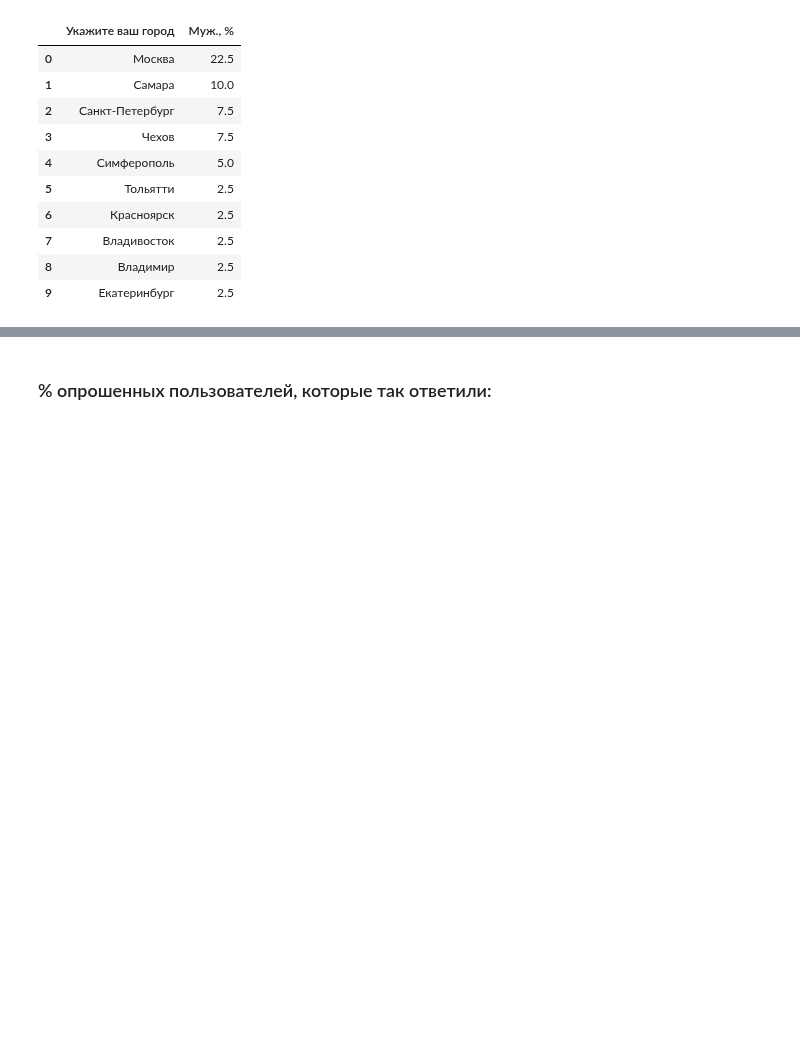
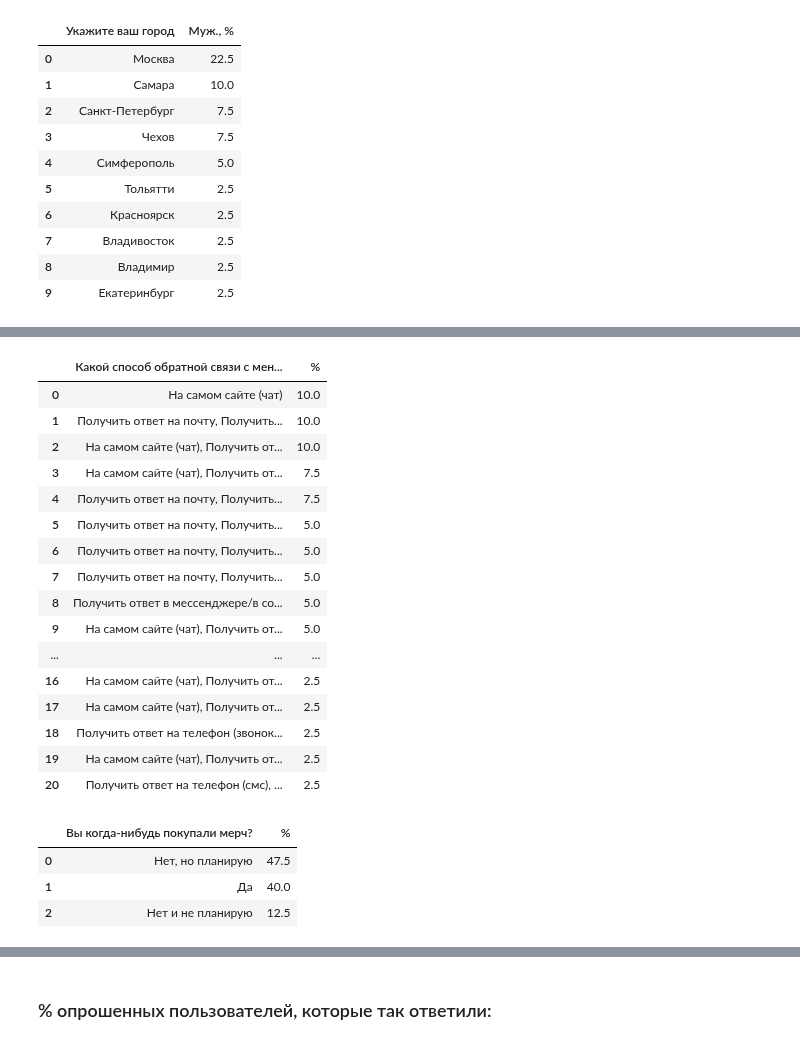
Before and after one commit to Gralex78/Home-Work-PYDA-20, a Jupyter notebook: 28_Grow/Grow.ipynb, the cells around one changed output, grey strips where cells are left out. Drawn from its saved outputs; the diff is of its cells as text; code cells hidden in the pictures; blank space fills up the shorter version.

```diff
--- a/28_Grow/Grow.ipynb
+++ b/28_Grow/Grow.ipynb
@@ -973,0 +888,31 @@ target_audience_m.groupby('Age').count()[['Timestamp']].sort_values('Timestamp',
+# %%
+df_m_8 = round(m.iloc[:,[8]].value_counts() / m.iloc[:,[8]].value_counts().sum() * 100, 1).reset_index()
+df_m_8.columns = ['Какой способ обратной связи с менеджером вам наиболее удобен?', '%']
+df_m_8
+# %% [output]
+|  | Какой способ обратной связи с мен... | % |
+| 0 | На самом сайте (чат) | 10.0 |
+| 1 | Получить ответ на почту, Получить... | 10.0 |
+| 2 | На самом сайте (чат), Получить от... | 10.0 |
+| 3 | На самом сайте (чат), Получить от... | 7.5 |
+| 4 | Получить ответ на почту, Получить... | 7.5 |
+| 5 | Получить ответ на почту, Получить... | 5.0 |
+| 6 | Получить ответ на почту, Получить... | 5.0 |
+| 7 | Получить ответ на почту, Получить... | 5.0 |
+| 8 | Получить ответ в мессенджере/в со... | 5.0 |
+| 9 | На самом сайте (чат), Получить от... | 5.0 |
+| ... | ... | ... |
+| 16 | На самом сайте (чат), Получить от... | 2.5 |
+| 17 | На самом сайте (чат), Получить от... | 2.5 |
+| 18 | Получить ответ на телефон (звонок... | 2.5 |
+| 19 | На самом сайте (чат), Получить от... | 2.5 |
+| 20 | Получить ответ на телефон (смс), ... | 2.5 |
+# %%
+df_m_9 = round(m.iloc[:,[9]].value_counts() / m.iloc[:,[9]].value_counts().sum() * 100, 1).reset_index()
+df_m_9.columns = ['Вы когда-нибудь покупали мерч?', '%']
+df_m_9
+# %% [output]
+|  | Вы когда-нибудь покупали мерч? | % |
+| 0 | Нет, но планирую | 47.5 |
+| 1 | Да | 40.0 |
+| 2 | Нет и не планирую | 12.5 |
```
Also changed, not shown: parts of 31 cells of this notebook.
